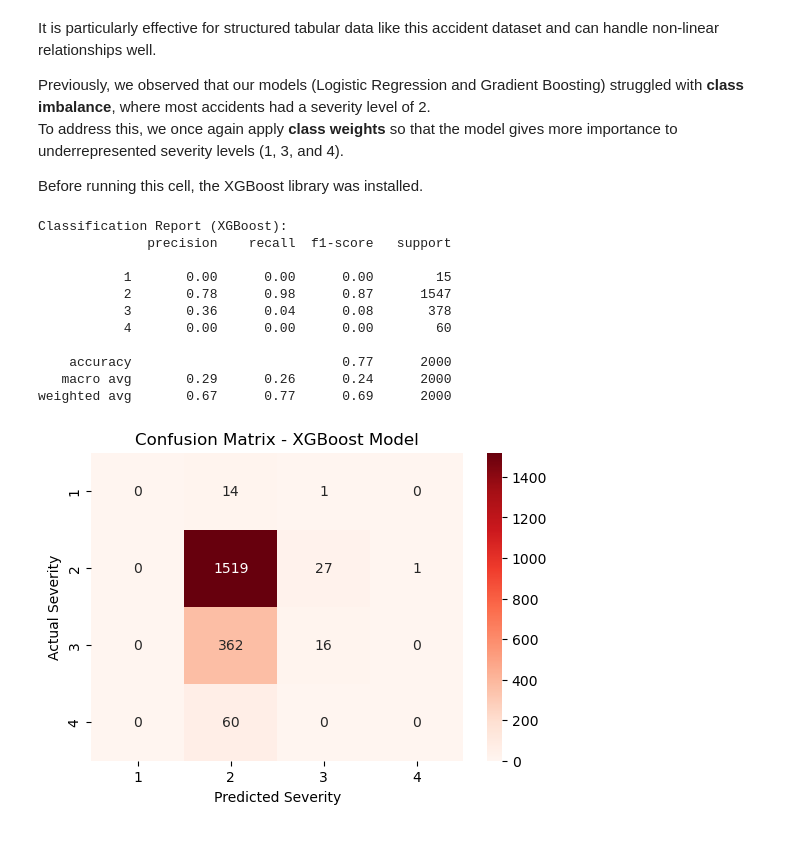
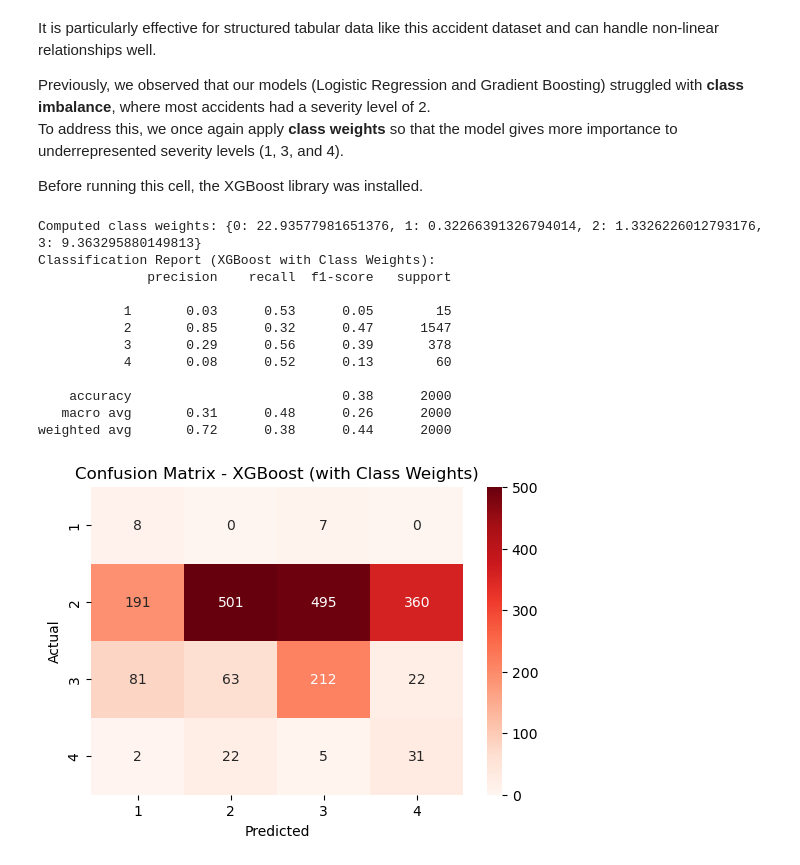
Before and after one commit to TiarnanTuite/traffic_accident_analysis, a Jupyter notebook: notebooks/04_machine_learning.ipynb, the cells around one changed output. Saved outputs shown, nothing was run; the diff lists cells and outputs as text; code cells hidden in the pictures.

```diff
--- a/notebooks/04_machine_learning.ipynb
+++ b/notebooks/04_machine_learning.ipynb
@@ -389,54 +389,63 @@ To address this, we once again apply **class weights** so that the model gives m
 Before running this cell, the XGBoost library was installed.
 # %%
 from xgboost import XGBClassifier
+from sklearn.utils.class_weight import compute_class_weight
 
-# Adjust class labels (XGBoost expects 0-based)
+# Shift classes to start at 0 for XGBoost compatibility
 y_train_small_adj = y_train_small - 1
 y_test_small_adj = y_test_small - 1
 
-# Initialize XGBoost model
-xgb_model = XGBClassifier(
+# Compute class weights
+classes = np.unique(y_train_small_adj)
+class_weights = compute_class_weight(class_weight="balanced", classes=classes, y=y_train_small_adj)
+class_weights_dict = dict(zip(classes, class_weights))
+print("Computed class weights:", class_weights_dict)
+
+# Initialize XGBoost
+xgb_model_weighted = XGBClassifier(
     n_estimators=200,
     learning_rate=0.1,
-    max_depth=5,
+    max_depth=4,
     subsample=0.8,
     colsample_bytree=0.8,
     random_state=42,
-    eval_metric="mlogloss"
+    eval_metric="mlogloss",
+    n_jobs=-1
 )
 
-# Train model on reduced dataset
-xgb_model.fit(X_train_small, y_train_small_adj)
+# Map sample weights
+sample_weights = y_train_small_adj.map(class_weights_dict)
 
-# Make predictions
-y_pred_xgb = xgb_model.predict(X_test_small)
+# Train model
+xgb_model_weighted.fit(X_train_small, y_train_small_adj, sample_weight=sample_weights)
 
-# Convert predictions back to original severity scale (1–4)
-y_pred_xgb += 1
+# Predict (and shift labels back)
+y_pred_xgb_weighted = xgb_model_weighted.predict(X_test_small) + 1
 
-# Evaluate results
-print("Classification Report (XGBoost):")
-print(classification_report(y_test_small, y_pred_xgb))
+# Evaluate
+print("Classification Report (XGBoost with Class Weights):")
+print(classification_report(y_test_small, y_pred_xgb_weighted))
 
-# Confusion Matrix
-cm = confusion_matrix(y_test_small, y_pred_xgb)
+# Confusion matrix
+cm = confusion_matrix(y_test_small, y_pred_xgb_weighted)
 plt.figure(figsize=(6,4))
 sns.heatmap(cm, annot=True, fmt="d", cmap="Reds",
             xticklabels=[1,2,3,4], yticklabels=[1,2,3,4])
-plt.xlabel("Predicted Severity")
-plt.ylabel("Actual Severity")
-plt.title("Confusion Matrix - XGBoost Model")
+plt.xlabel("Predicted")
+plt.ylabel("Actual")
+plt.title("Confusion Matrix - XGBoost (with Class Weights)")
 plt.show()
 # %% [output]
-Classification Report (XGBoost):
+Computed class weights: {0: 22.93577981651376, 1: 0.32266391326794014, 2: 1.3326226012793176, 3: 9.363295880149813}
+Classification Report (XGBoost with Class Weights):
               precision    recall  f1-score   support
 
-           1       0.00      0.00      0.00        15
-           2       0.78      0.98      0.87      1547
-           3       0.36      0.04      0.08       378
-           4       0.00      0.00      0.00        60
+           1       0.03      0.53      0.05        15
+           2       0.85      0.32      0.47      1547
+           3       0.29      0.56      0.39       378
+           4       0.08      0.52      0.13        60
 
-    accuracy                           0.77      2000
-   macro avg       0.29      0.26      0.24      2000
-weighted avg       0.67      0.77      0.69      2000
+    accuracy                           0.38      2000
+   macro avg       0.31      0.48      0.26      2000
+weighted avg       0.72      0.38      0.44      2000
-[figure, old version]
+[figure, new version]
```
Also changed, not shown: parts of 2 cells of this notebook.
